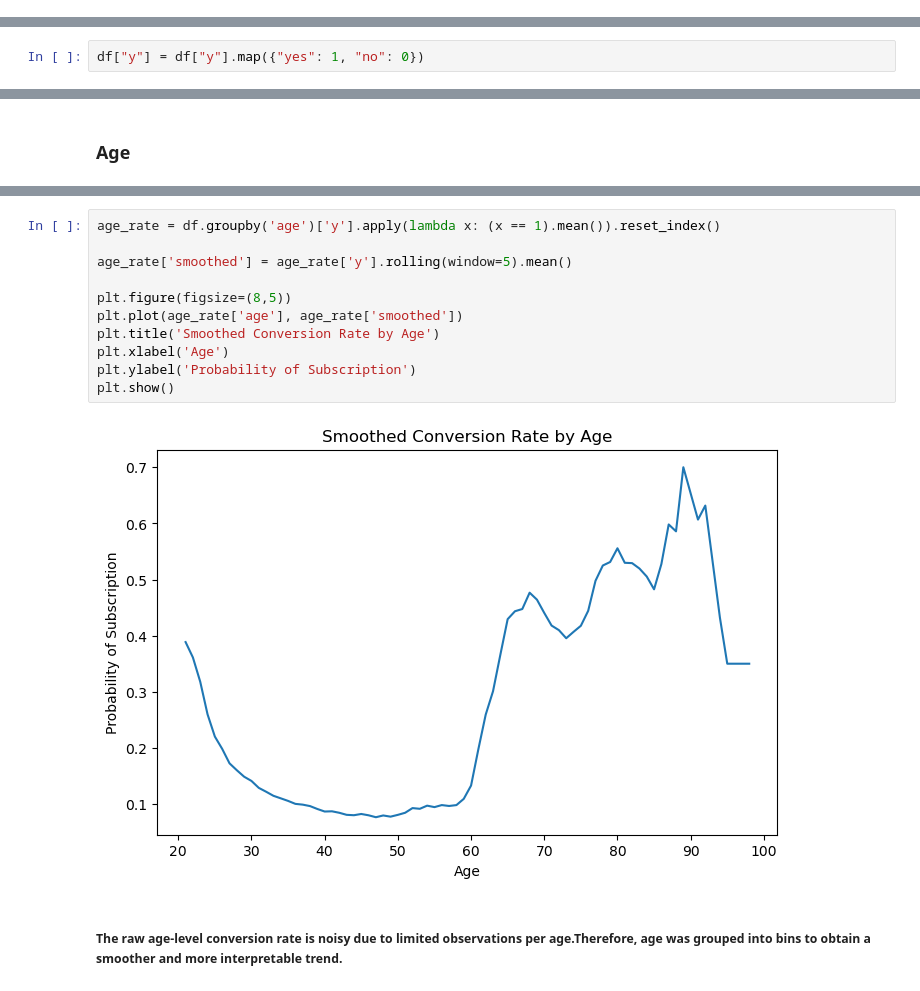
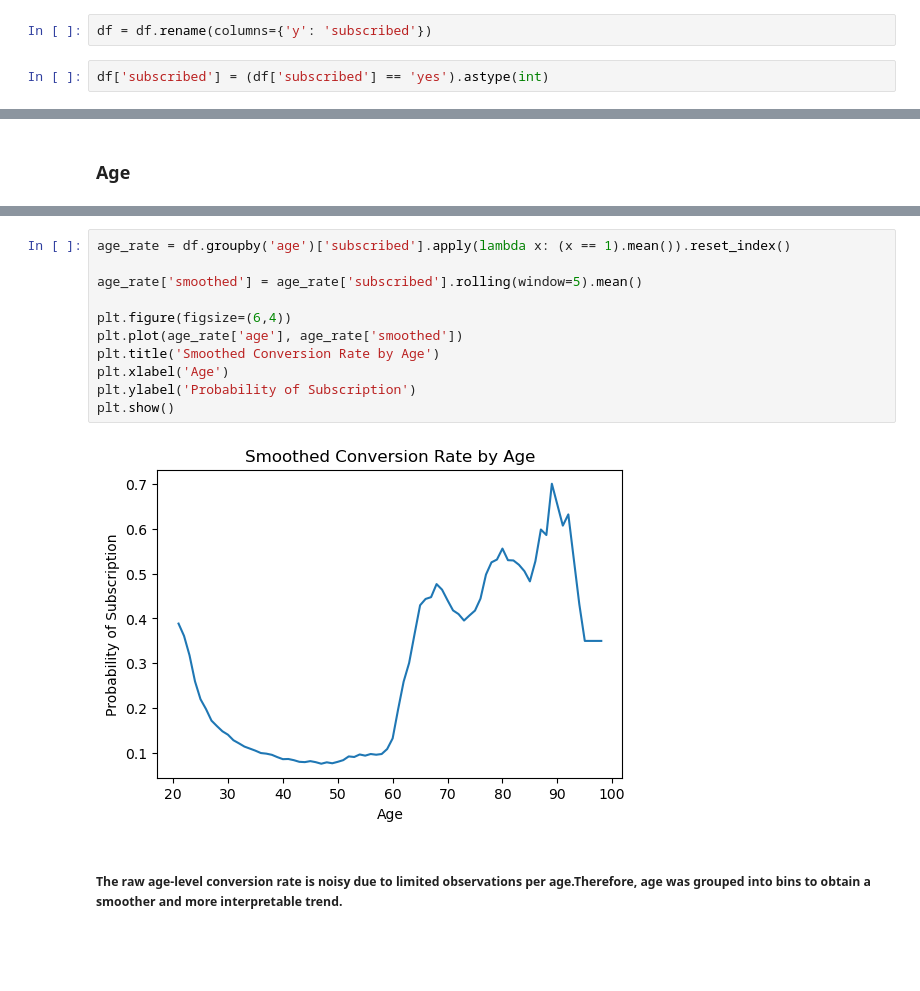
Before and after one commit to artooza/git-practice, a Jupyter notebook: Analytics.ipynb, the cells around one changed output, grey strips where cells are left out. Cells and saved outputs as stored; diff of their text form; blank space fills up the shorter version.

```diff
--- a/Analytics.ipynb
+++ b/Analytics.ipynb
@@ -63 +33,5 @@ Index(['age', 'job', 'marital', 'education', 'default', 'housing', 'loan',
+# %%
+df = df.rename(columns={'y': 'subscribed'})
+# %%
+df['subscribed'] = (df['subscribed'] == 'yes').astype(int)
 # %%
@@ -69,4 +43,2 @@ yes     4640
 Name: count, dtype: int64
-# %%
-df["y"] = df["y"].map({"yes": 1, "no": 0})
 # %%
@@ -99,16 +61,16 @@ plt.show()
 # %%
-age_rate = df.groupby('age')['y'].apply(lambda x: (x == 1).mean()).reset_index()
+age_rate = df.groupby('age')['subscribed'].apply(lambda x: (x == 1).mean()).reset_index()
 
-age_rate['smoothed'] = age_rate['y'].rolling(window=5).mean()
+age_rate['smoothed'] = age_rate['subscribed'].rolling(window=5).mean()
 
-plt.figure(figsize=(8,5))
+plt.figure(figsize=(6,4))
 plt.plot(age_rate['age'], age_rate['smoothed'])
 plt.title('Smoothed Conversion Rate by Age')
 plt.xlabel('Age')
 plt.ylabel('Probability of Subscription')
 plt.show()
 # %% [output]
-[figure, old version]
+[figure, new version]
 # %% [markdown]
 ##### The raw age-level conversion rate is noisy due to limited observations per age.Therefore, age was grouped into bins to obtain a smoother and more interpretable trend.
 # %%
```
Also changed, not shown: parts of 61 cells of this notebook.
